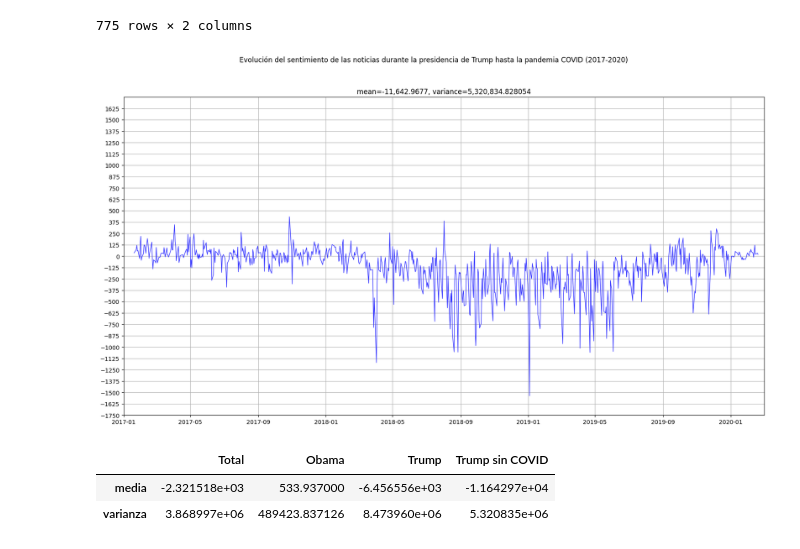
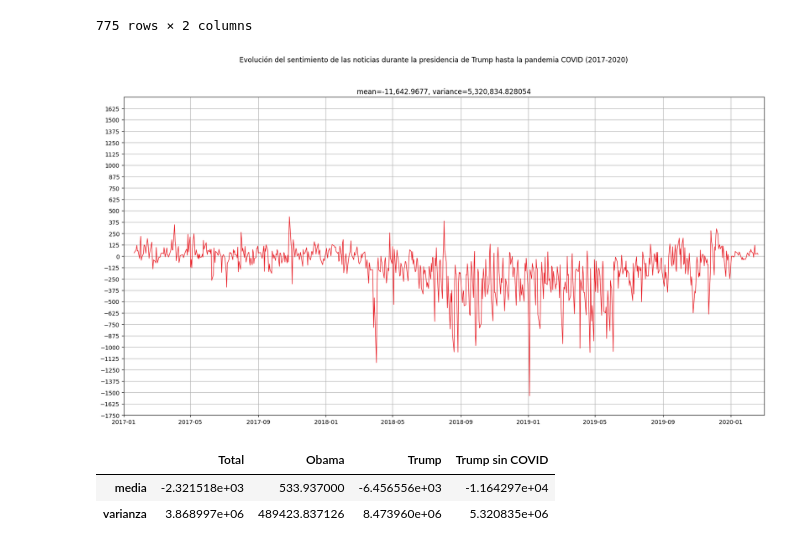
Before and after one commit to kliniik/US-Tech-Stock, a Jupyter notebook: notebooks/Sergio/Entrega 4.ipynb, the cells around one changed output. Saved outputs shown, nothing was run; the diff lists cells and outputs as text; code cells hidden in the pictures.

```diff
--- a/notebooks/Sergio/Entrega 4.ipynb
+++ b/notebooks/Sergio/Entrega 4.ipynb
@@ -233,20 +233,20 @@ timeseries_df_trump_sin_covid
 # %%
 x = timeseries_df_trump_sin_covid["Date"]
 y = timeseries_df_trump_sin_covid["value"]
 media = round(y.mean()*100, 4)
 varianza = round(np.var(y)*100, 6)
 plt.figure(figsize=figs_size)
 plt.suptitle("Evolución del sentimiento de las noticias durante la presidencia de Trump hasta la pandemia COVID (2017-2020)")
 plt.title(f"mean={media:,}, variance={varianza:,}")
-plt.plot(x, y, color="#3333FF", linewidth=1)
+plt.plot(x, y, color="#E81B23", linewidth=1)
 plt.xlim(pd.Timestamp("2017-01-01").date(), pd.Timestamp("2020-03-01").date())
 plt.yticks(np.arange(*sentimientos_ylim, step=125))
 plt.ylim(sentimientos_ylim)
 plt.grid()
 plt.savefig("plot_evolucion_sentimientos_trump_sin_covid.png")
 medias_y_varianzas_dict["Trump sin COVID"].extend([media, varianza])
 # %% [output]
-[figure, old version]
+[figure, new version]
 # %%
 medias_y_varianzas_df = pd.DataFrame(medias_y_varianzas_dict, index=["media", "varianza"])
 medias_y_varianzas_df
```
Also changed, not shown: parts of 1 cell of this notebook.
